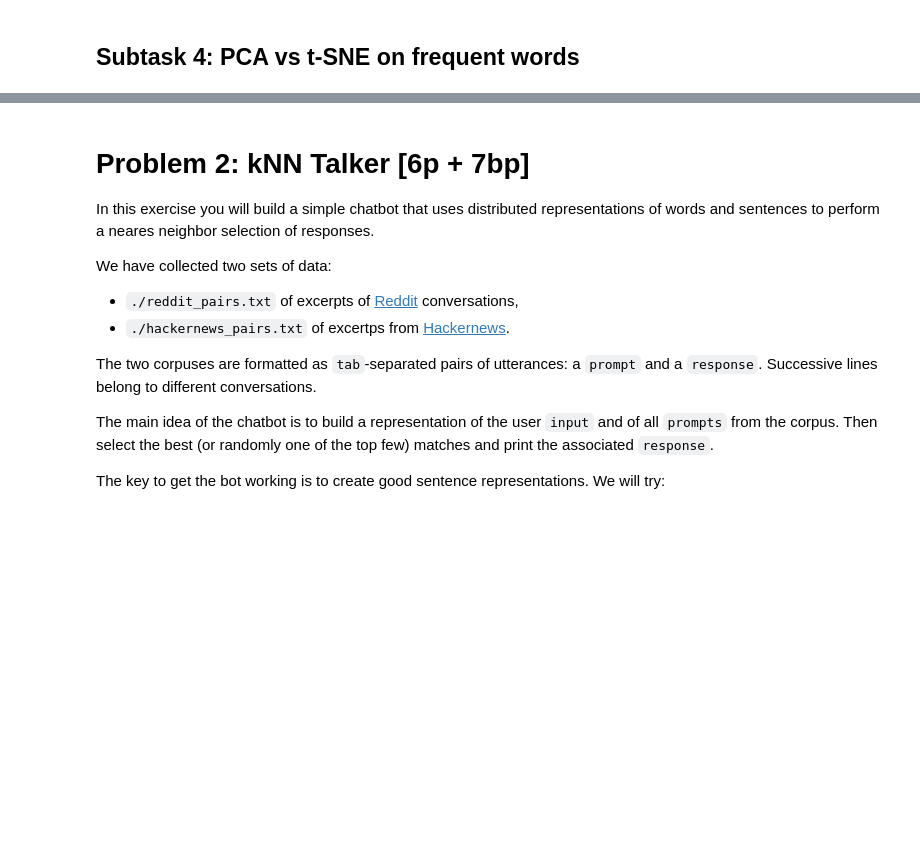
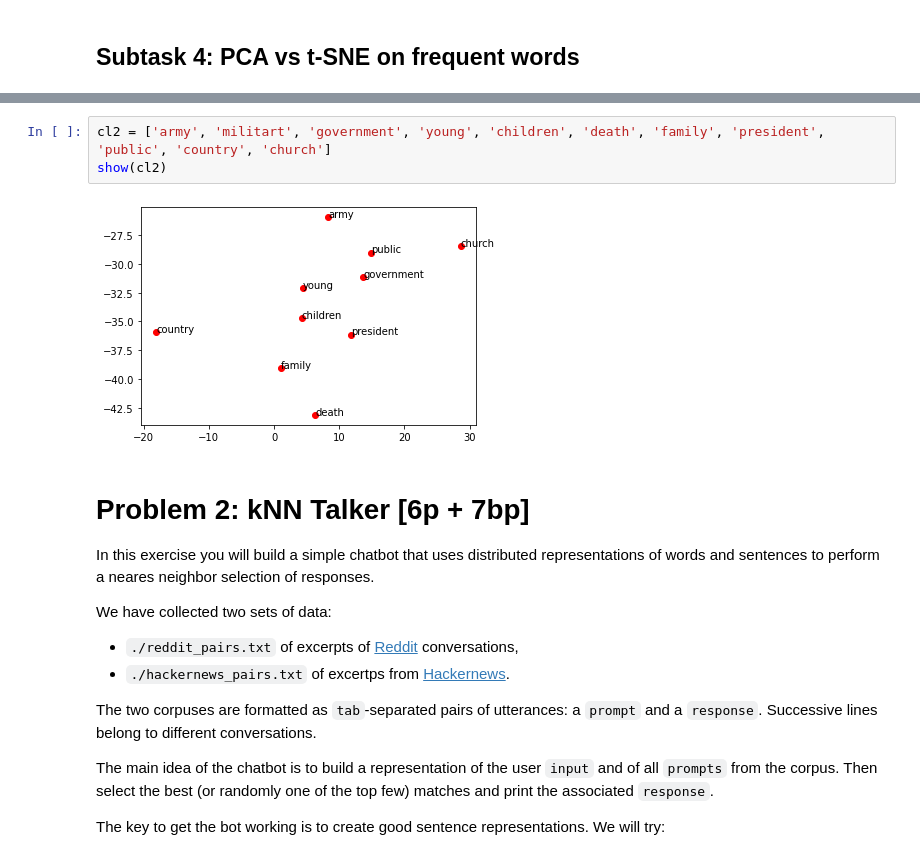
Before and after one commit to iCarrrot/dl_uwr, a Jupyter notebook: Assignment5/Assignment5.ipynb, the cells around one changed output, grey strips where cells are left out. Saved outputs shown, nothing was run; the diff lists cells and outputs as text; blank space fills up the shorter version.

```diff
--- a/Assignment5/Assignment5.ipynb
+++ b/Assignment5/Assignment5.ipynb
@@ -404,3 +435,8 @@ TODO
+# %%
+cl2 = ['army', 'militart', 'government', 'young', 'children', 'death', 'family', 'president', 'public', 'country', 'church']
+show(cl2)
+# %% [output]
+[figure, added]
 # %% [markdown]
 # Problem 2: kNN Talker [6p + 7bp]
 
```
Also changed, not shown: parts of 17 cells of this notebook.
